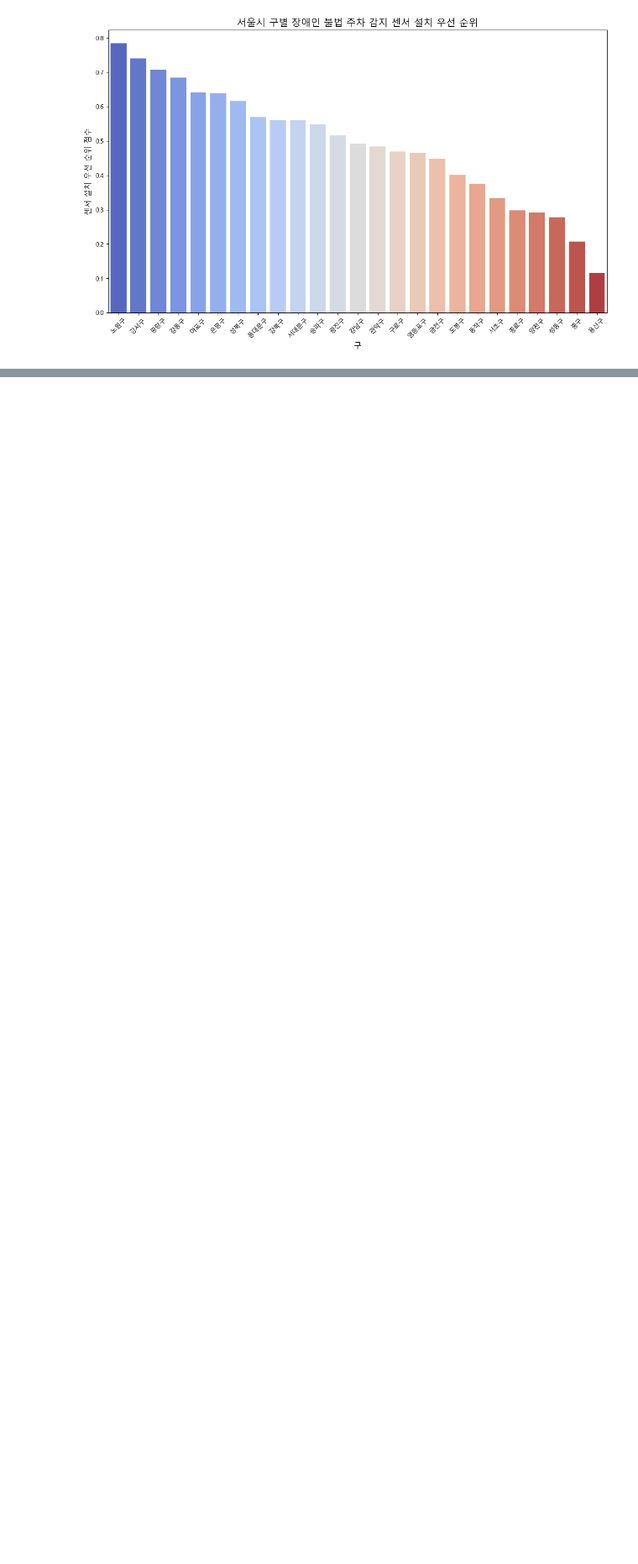
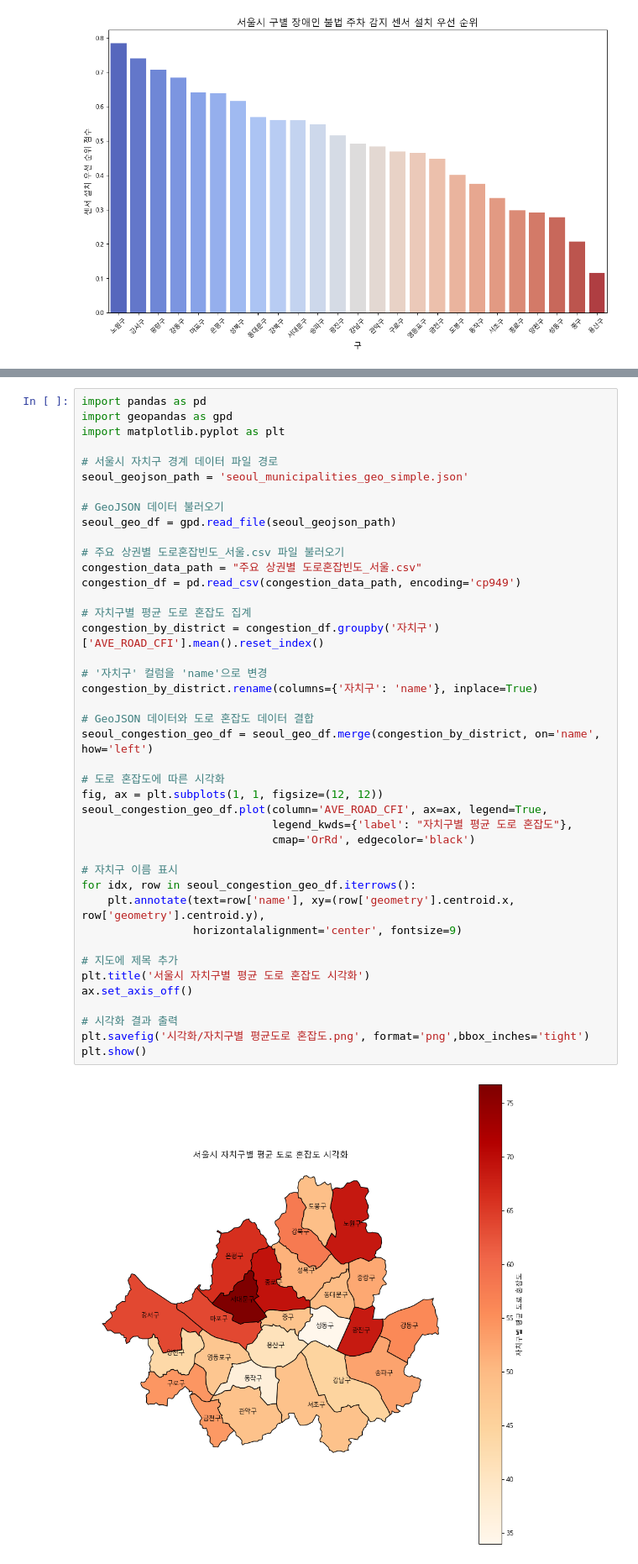
Before and after one commit to CJW5361/SESAC_AI_Open_Source, a Jupyter notebook: 공모전/see.ipynb, the cells around one changed output, grey strips where cells are left out. Shown at 84% size. Drawn from its saved outputs; the diff is of its cells as text; blank space fills up the shorter version.

```diff
--- a/공모전/see.ipynb
+++ b/공모전/see.ipynb
@@ -277,0 +506,44 @@ plt.show()
+# %%
+import pandas as pd
+import geopandas as gpd
+import matplotlib.pyplot as plt
+
+# 서울시 자치구 경계 데이터 파일 경로
+seoul_geojson_path = 'seoul_municipalities_geo_simple.json'
+
+# GeoJSON 데이터 불러오기
+seoul_geo_df = gpd.read_file(seoul_geojson_path)
+
+# 주요 상권별 도로혼잡빈도_서울.csv 파일 불러오기
+congestion_data_path = "주요 상권별 도로혼잡빈도_서울.csv"
+congestion_df = pd.read_csv(congestion_data_path, encoding='cp949')
+
+# 자치구별 평균 도로 혼잡도 집계
+congestion_by_district = congestion_df.groupby('자치구')['AVE_ROAD_CFI'].mean().reset_index()
+
+# '자치구' 컬럼을 'name'으로 변경
+congestion_by_district.rename(columns={'자치구': 'name'}, inplace=True)
+
+# GeoJSON 데이터와 도로 혼잡도 데이터 결합
+seoul_congestion_geo_df = seoul_geo_df.merge(congestion_by_district, on='name', how='left')
+
+# 도로 혼잡도에 따른 시각화
+fig, ax = plt.subplots(1, 1, figsize=(12, 12))
+seoul_congestion_geo_df.plot(column='AVE_ROAD_CFI', ax=ax, legend=True,
+                             legend_kwds={'label': "자치구별 평균 도로 혼잡도"},
+                             cmap='OrRd', edgecolor='black')
+
+# 자치구 이름 표시
+for idx, row in seoul_congestion_geo_df.iterrows():
+    plt.annotate(text=row['name'], xy=(row['geometry'].centroid.x, row['geometry'].centroid.y),
+                 horizontalalignment='center', fontsize=9)
+
+# 지도에 제목 추가
+plt.title('서울시 자치구별 평균 도로 혼잡도 시각화')
+ax.set_axis_off()
+
+# 시각화 결과 출력
+plt.savefig('시각화/자치구별 평균도로 혼잡도.png', format='png',bbox_inches='tight')
+plt.show()
+# %% [output]
+[figure, added]
```
Also changed, not shown: parts of 8 cells of this notebook, 29 other files.
